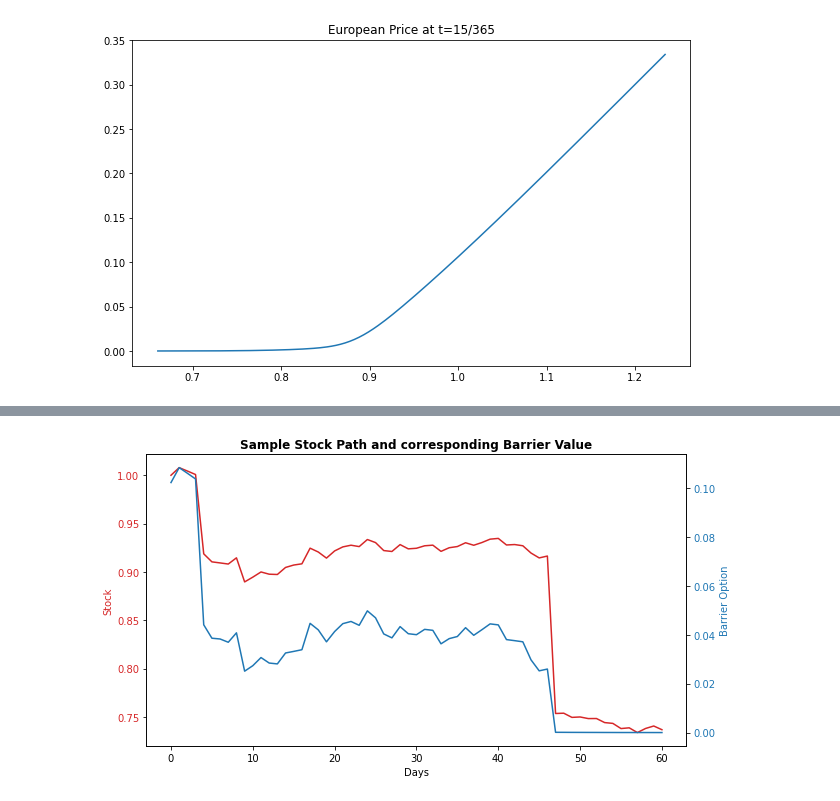
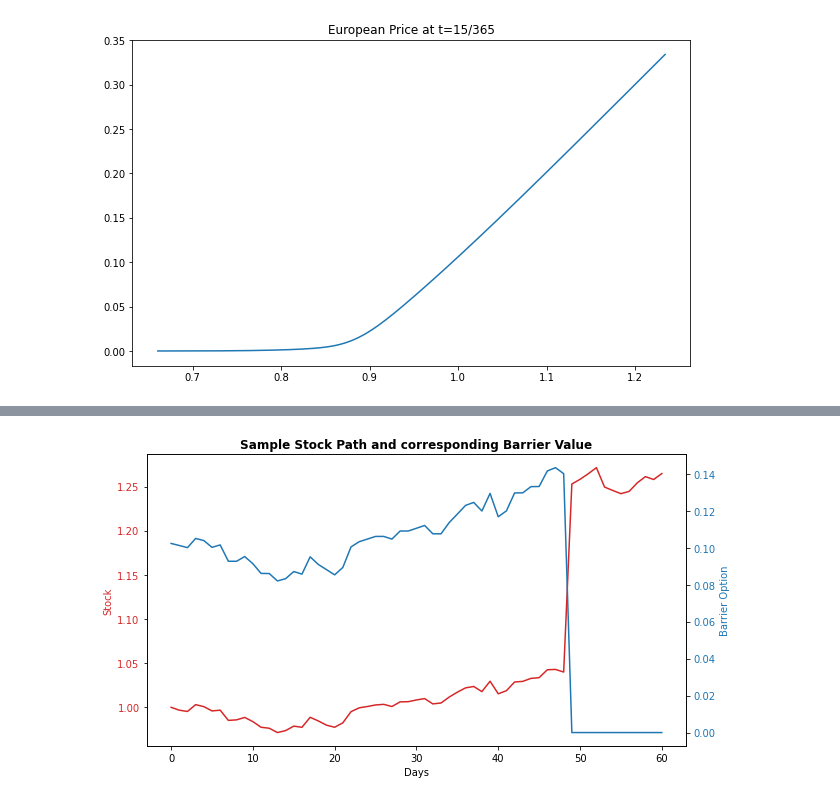
Before and after one commit to lara2302/deep_hedging, a Jupyter notebook: colab/Example 4/Up-and-Out-Call_largerBarrier_largeTraining.ipynb, the cells around one changed output, grey strips where cells are left out. Drawn from its saved outputs; the diff is of its cells as text; code cells hidden in the pictures.

```diff
--- a/colab/Example 4/Up-and-Out-Call_largerBarrier_largeTraining.ipynb
+++ b/colab/Example 4/Up-and-Out-Call_largerBarrier_largeTraining.ipynb
@@ -290,7 +290,7 @@ plt.show()
 #@title <font color='Red'>**Importance Sampling**</font>
 
 importance_sampling = False
-impsamp_type = "normal" # "normal" or "poisson" or "both"
+impsamp_type = "poisson" # "normal" or "poisson" or "both"
 if importance_sampling:
     if impsamp_type == "normal":
         mu = 0.5
@@ -1937,3 +1941,6 @@ jump = np.where(Number_jumps_test>0)
 # %%
 S_with_jumps = S_test[jump]
 S_left_with_jumps = S_test_left[jump]
+# %%
+large = np.unique(np.where(S_with_jumps>1.2)[0])
+large
@@ -1986,21 +2046,18 @@ for j in range(time_step):
 # %%
-quad_jump = Merton.quadratic_simple(S_left_with_jumps[i,:].reshape(1,time_step+1))
-#quad_jump = Merton.quadratic_simple(S_with_jumps[i,:].reshape(1,time_step+1))
-PNL_test_quad = np.zeros(time_step+1)
+PNL_test_deep = np.zeros(time_step+1)
 value_barrier = np.zeros(time_step+1)
-positions = Merton.get_pos(x,S_with_jumps[i,:].reshape(1,time_step+1))
+positions = Merton.get_pos(x,S_plot_i.reshape(1,time_step+1))
 value_barrier[0] = V[positions[0],0]
 gains_from_trade = 0
 hit = 0
 
 for j in range(time_step):
   get_timecol = int(np.round((j+1)*dt_hedge/dt_FD))
-  gains_from_trade += quad_jump[j]*(S_with_jumps[i,j+1]-S_with_jumps[i,j])
-  if S_with_jumps[i,j+1] >= B:
-    #hit = 1
-    hit = 0
+  gains_from_trade += nn_delta[j]*(S_plot_i[j+1]-S_plot_i[j])
+  if S_plot_i[j+1] >= B:
+    hit = 1
   if hit == 0:
     value_barrier[j+1] = V[positions[j+1],get_timecol]
   elif hit == 1:
     value_barrier[j+1] = 0.0
-  PNL_test_quad[j+1] = value_barrier[0] + gains_from_trade - value_barrier[j+1]
+  PNL_test_deep[j+1] = value_barrier[0] + gains_from_trade - value_barrier[j+1]
@@ -2031,43 +2064,24 @@ for j in range(time_step):
-# %%
-PNL_test_deep = np.zeros(time_step+1)
-value_barrier = np.zeros(time_step+1)
-positions = Merton.get_pos(x,S_with_jumps[i,:].reshape(1,time_step+1))
-value_barrier[0] = V[positions[0],0]
-gains_from_trade = 0
-hit = 0
-
-for j in range(time_step):
-  get_timecol = int(np.round((j+1)*dt_hedge/dt_FD))
-  gains_from_trade += nn_delta[j]*(S_with_jumps[i,j+1]-S_with_jumps[i,j])
-  if S_with_jumps[i,j+1] >= B:
-    #hit = 1
-    hit = 0
-  if hit == 0:
-    value_barrier[j+1] = V[positions[j+1],get_timecol]
-  elif hit == 1:
-    value_barrier[j+1] = 0.0
-  PNL_test_deep[j+1] = value_barrier[0] + gains_from_trade - value_barrier[j+1]
 # %%
 fig, ax1 = plt.subplots(figsize=(9,5), facecolor='w')
 
 color = 'tab:red'
 ax1.set_xlabel('Days')
 ax1.set_ylabel('Stock', color=color)
-ax1.plot(np.transpose(S_with_jumps[i,:]), color=color)
+ax1.plot(np.transpose(S_plot_i), color=color)
 ax1.tick_params(axis='y', labelcolor=color)
 
 ax2 = ax1.twinx()  # instantiate a second axes that shares the same x-axis
 
 color = 'tab:blue'
 ax2.set_ylabel('Barrier Option', color=color)  # we already handled the x-label with ax1
 ax2.plot(value_barrier, color=color)
 ax2.tick_params(axis='y', labelcolor=color)
 
 plt.title("Sample Stock Path and corresponding Barrier Value",fontweight='bold')
 fig.tight_layout()  # otherwise the right y-label is slightly clipped
 plt.show()
 # %% [output]
-[figure, old version]
+[figure, new version]
 # %%
 fig, ax = plt.subplots(figsize=(9,5), facecolor='w')
 plt.plot(delta_jump, label='Delta')
```
Also changed, not shown: parts of 37 cells of this notebook, 4 other files.
